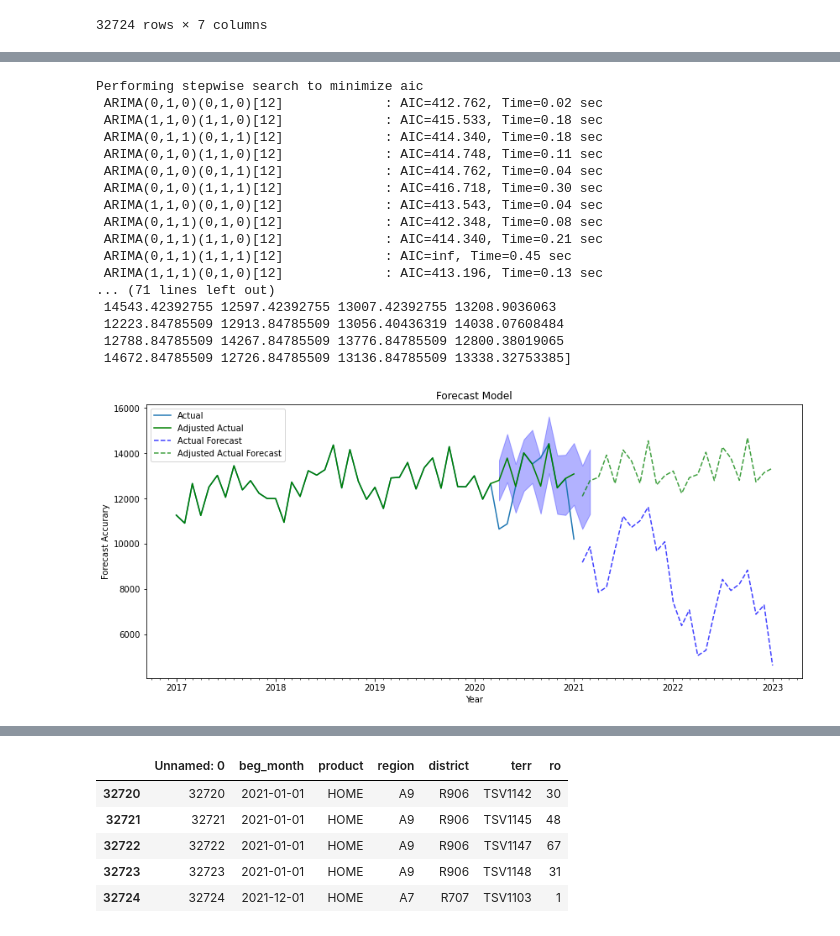
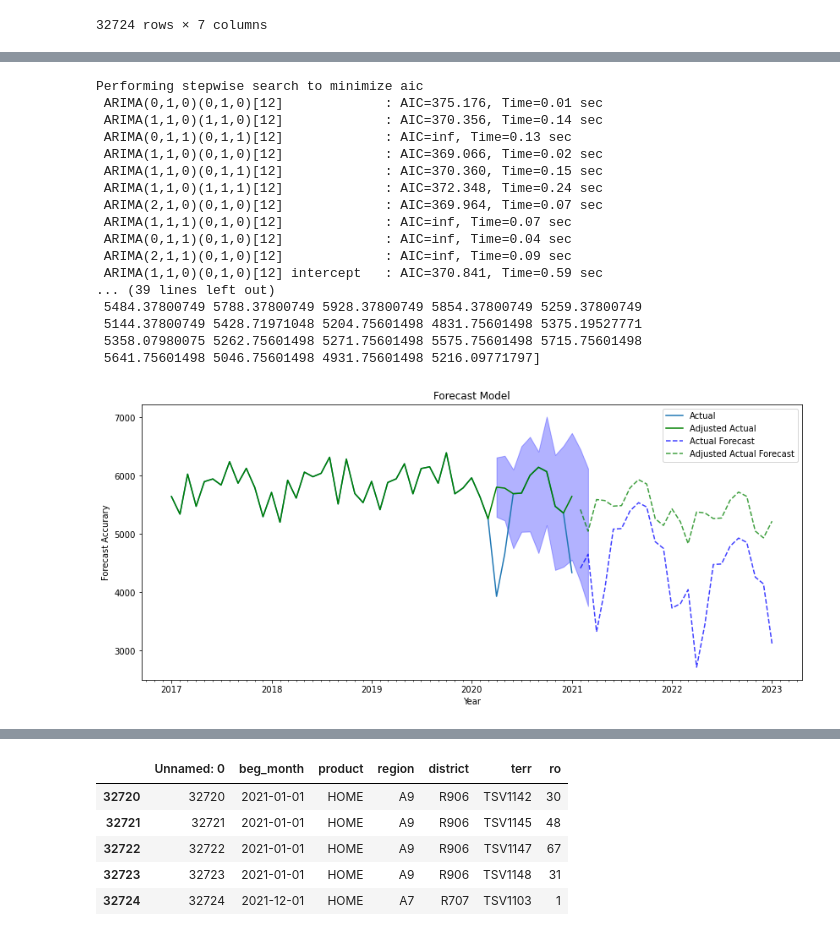
Before and after one commit to odog96veritic/forecast_generator, a Jupyter notebook: test.ipynb, the cells around one changed output, grey strips where cells are left out. Cells and saved outputs as stored; diff of their text form; code cells hidden in the pictures.

```diff
--- a/test.ipynb
+++ b/test.ipynb
@@ -240,7 +277,7 @@ class TSFM(object):
     def to_monthly(cls, df: pd.core.frame.DataFrame) -> pd.core.frame.DataFrame:
         return df.resample('MS').sum()
 # %%
-tsfm = TSFM(df=df, n_pred_period=24, date_variable='beg_month', target_variable='product', value_variable='ro', stop_date="2020-03-01", section_list=["HOME"])
+tsfm = TSFM(df=df, n_pred_period=24, date_variable='beg_month', target_variable='product', value_variable='ro', stop_date="2020-03-01", section_list=["HOME", "ACUTE"])
 # %% [output]
 Inspecting HOME ...
 Training 49 actual records ...
@@ -300,21 +320,21 @@ Total fit time: 4.482 seconds
 # %%
-tsfm.plot("HOME")
+tsfm.plot("ACUTE")
 # %% [output]
 Performing stepwise search to minimize aic
- ARIMA(0,1,0)(0,1,0)[12]             : AIC=412.762, Time=0.02 sec
- ARIMA(1,1,0)(1,1,0)[12]             : AIC=415.533, Time=0.18 sec
- ARIMA(0,1,1)(0,1,1)[12]             : AIC=414.340, Time=0.18 sec
- ARIMA(0,1,0)(1,1,0)[12]             : AIC=414.748, Time=0.11 sec
- ARIMA(0,1,0)(0,1,1)[12]             : AIC=414.762, Time=0.04 sec
- ARIMA(0,1,0)(1,1,1)[12]             : AIC=416.718, Time=0.30 sec
- ARIMA(1,1,0)(0,1,0)[12]             : AIC=413.543, Time=0.04 sec
- ARIMA(0,1,1)(0,1,0)[12]             : AIC=412.348, Time=0.08 sec
- ARIMA(0,1,1)(1,1,0)[12]             : AIC=414.340, Time=0.21 sec
- ARIMA(0,1,1)(1,1,1)[12]             : AIC=inf, Time=0.45 sec
- ARIMA(1,1,1)(0,1,0)[12]             : AIC=413.196, Time=0.13 sec
-... (71 lines left out)
- 14543.42392755 12597.42392755 13007.42392755 13208.9036063
- 12223.84785509 12913.84785509 13056.40436319 14038.07608484
- 12788.84785509 14267.84785509 13776.84785509 12800.38019065
- 14672.84785509 12726.84785509 13136.84785509 13338.32753385]
+ ARIMA(0,1,0)(0,1,0)[12]             : AIC=375.176, Time=0.01 sec
+ ARIMA(1,1,0)(1,1,0)[12]             : AIC=370.356, Time=0.14 sec
+ ARIMA(0,1,1)(0,1,1)[12]             : AIC=inf, Time=0.13 sec
+ ARIMA(1,1,0)(0,1,0)[12]             : AIC=369.066, Time=0.02 sec
+ ARIMA(1,1,0)(0,1,1)[12]             : AIC=370.360, Time=0.15 sec
+ ARIMA(1,1,0)(1,1,1)[12]             : AIC=372.348, Time=0.24 sec
+ ARIMA(2,1,0)(0,1,0)[12]             : AIC=369.964, Time=0.07 sec
+ ARIMA(1,1,1)(0,1,0)[12]             : AIC=inf, Time=0.07 sec
+ ARIMA(0,1,1)(0,1,0)[12]             : AIC=inf, Time=0.04 sec
+ ARIMA(2,1,1)(0,1,0)[12]             : AIC=inf, Time=0.09 sec
+ ARIMA(1,1,0)(0,1,0)[12] intercept   : AIC=370.841, Time=0.59 sec
+... (39 lines left out)
+ 5484.37800749 5788.37800749 5928.37800749 5854.37800749 5259.37800749
+ 5144.37800749 5428.71971048 5204.75601498 4831.75601498 5375.19527771
+ 5358.07980075 5262.75601498 5271.75601498 5575.75601498 5715.75601498
+ 5641.75601498 5046.75601498 4931.75601498 5216.09771797]
-[figure, old version]
+[figure, new version]
```
Also changed, not shown: parts of 7 cells of this notebook, 2 other files.
